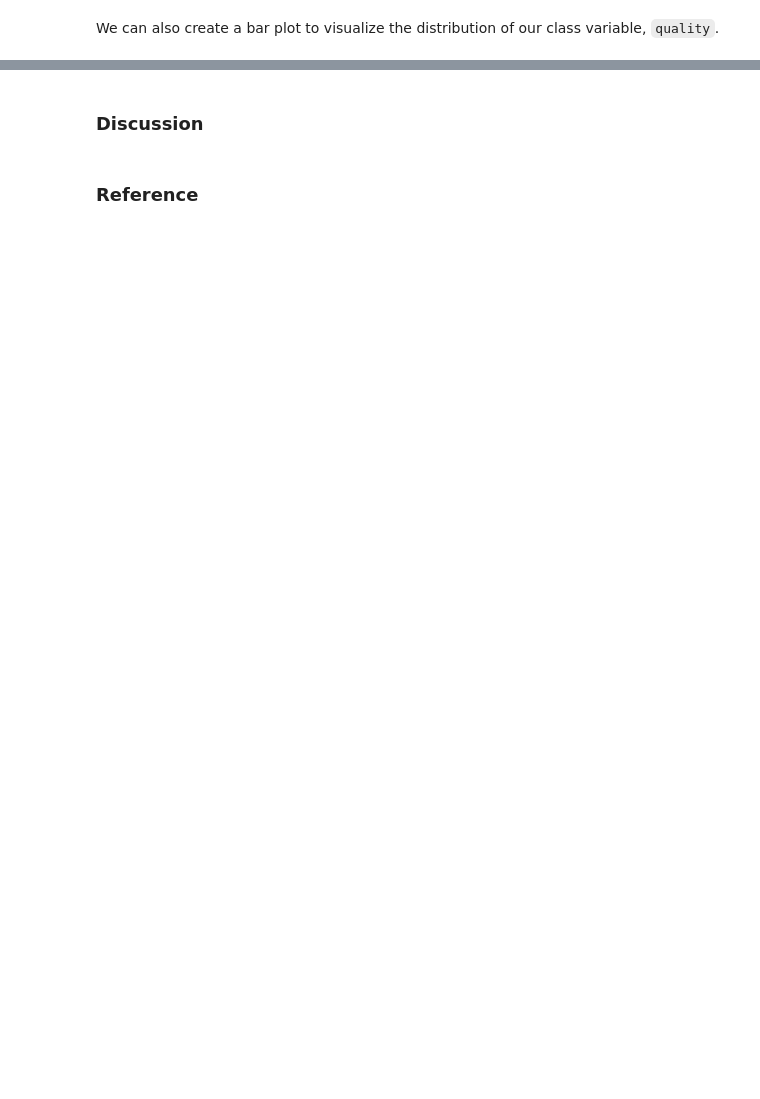
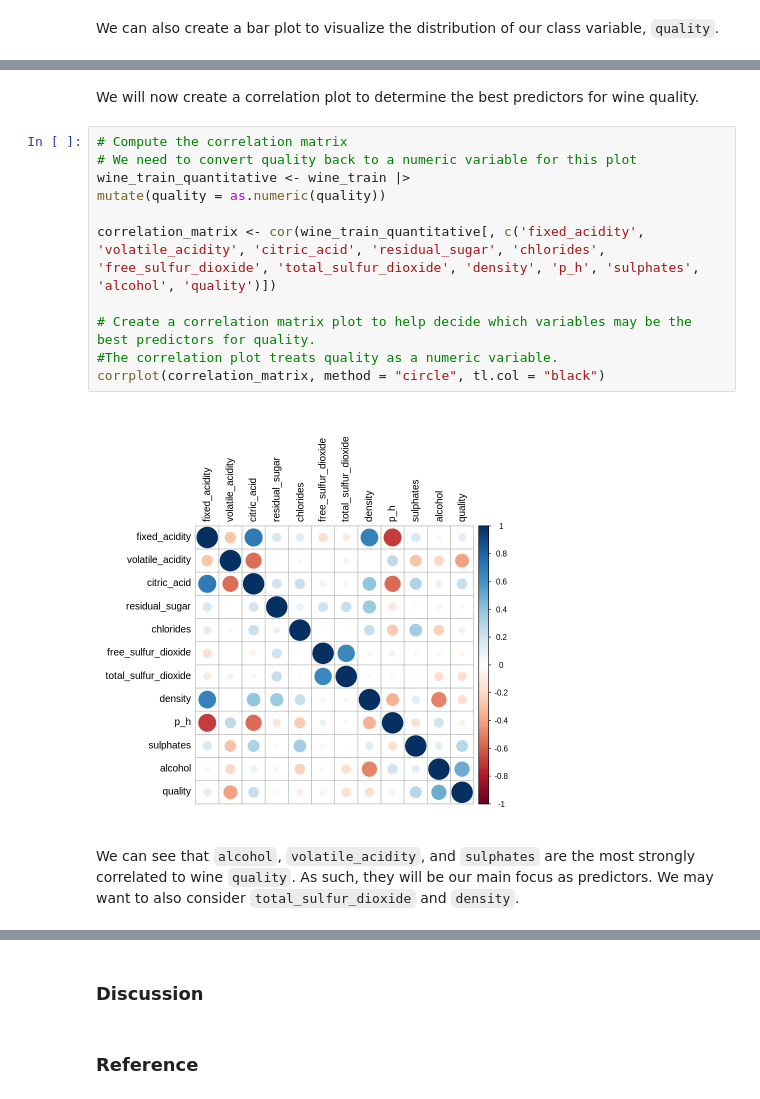
Before and after one commit to MostLeVert/goup01dsci100, a Jupyter notebook: Project_report.ipynb, the cells around one changed output, grey strips where cells are left out. Cells and saved outputs as stored; diff of their text form; blank space fills up the shorter version.

```diff
--- a/Project_report.ipynb
+++ b/Project_report.ipynb
@@ -127,0 +135,17 @@ This figure clearly shows that wine quality is not evenly distributed from 1 to
+# %% [markdown]
+We will now create a correlation plot to determine the best predictors for wine quality.
+# %%
+# Compute the correlation matrix
+# We need to convert quality back to a numeric variable for this plot
+wine_train_quantitative <- wine_train |>
+mutate(quality = as.numeric(quality))
+
+correlation_matrix <- cor(wine_train_quantitative[, c('fixed_acidity', 'volatile_acidity', 'citric_acid', 'residual_sugar', 'chlorides', 'free_sulfur_dioxide', 'total_sulfur_dioxide', 'density', 'p_h', 'sulphates', 'alcohol', 'quality')])
+
+# Create a correlation matrix plot to help decide which variables may be the best predictors for quality.
+#The correlation plot treats quality as a numeric variable.
+corrplot(correlation_matrix, method = "circle", tl.col = "black")
+# %% [output]
+[figure, added]
+# %% [markdown]
+We can see that `alcohol`, `volatile_acidity`, and `sulphates` are the most strongly correlated to wine `quality`. As such, they will be our main focus as predictors. We may want to also consider `total_sulfur_dioxide` and `density`.
```
Also changed, not shown: parts of 22 cells of this notebook.
